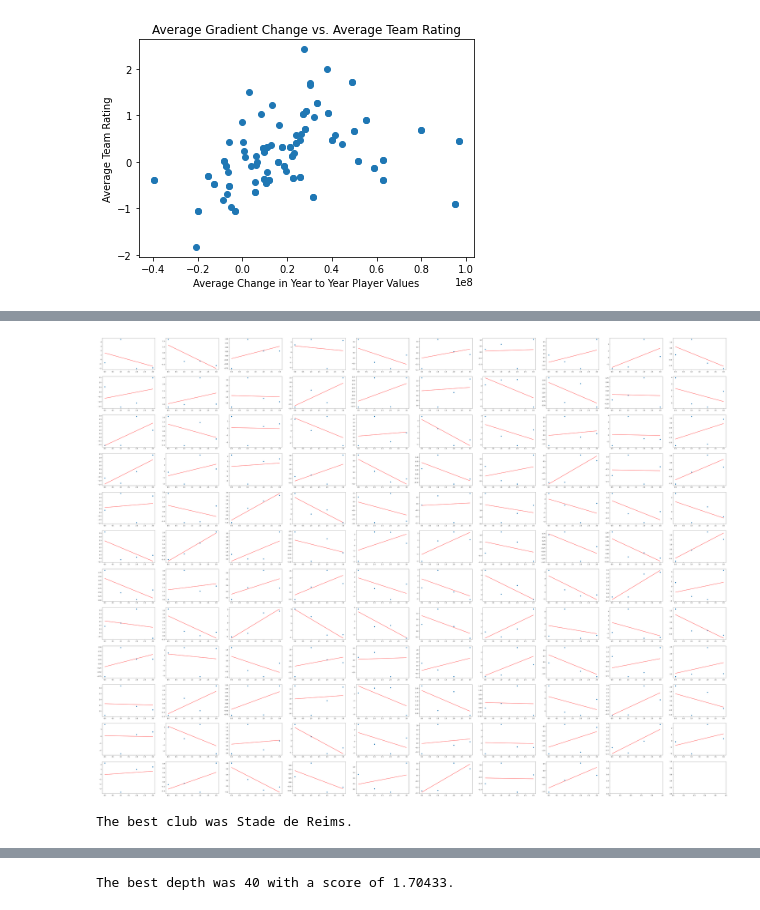
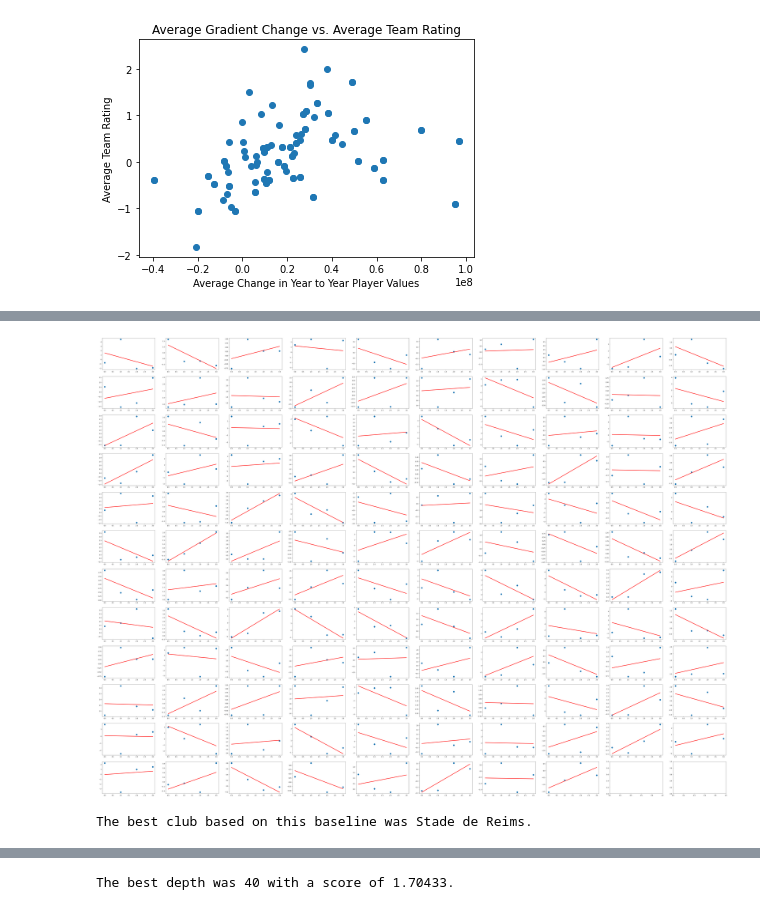
Before and after one commit to sabderra/cs109a_project, a Jupyter notebook: club_best_staff.ipynb, the cells around one changed output, grey strips where cells are left out. Drawn from its saved outputs; the diff is of its cells as text; code cells hidden in the pictures.

```diff
--- a/club_best_staff.ipynb
+++ b/club_best_staff.ipynb
@@ -326,40 +320,40 @@ df_2 = df_rank_test.fillna(0)
 # %%
 # fig, axs = plt.subplots(df_rank_test.shape[0],figsize=(15,15))
 fig, axs = plt.subplots(12,10,figsize = (80,60))
 count = 0
 coef_list = []
 for row in df_2.iterrows():
     ovr_change = np.array([row[1][3],row[1][4],row[1][5],row[1][6]])
 
 
     x_temp = np.array(range(0,4))
     lr = LinearRegression().fit(x_temp.reshape(-1,1),ovr_change)
 
 #     lr = LinearRegression().fit(ovr_change.reshape(1,-1),df_1["avg team rating 2020"][count])
 
     coef = lr.coef_[0]
     coef_list.append(coef)
 
     ovr_pred = lr.predict(x_temp.reshape(-1,1))
 
     num_row = count // 10
     num_col = count % 10
-    axs[num_row][num_col].scatter(x_temp,ovr_change)
-    axs[num_row][num_col].plot(x_temp,ovr_pred ,color = "red")
+    axs[num_row][num_col].scatter(x_temp,ovr_change, s = 100)
+    axs[num_row][num_col].plot(x_temp,ovr_pred ,color = "red",linewidth = 3)
 
     count += 1
     #     plt.figure(figsize=(4,2))
 #     plt.scatter(ovr_change,np.array(range(0,4)))
 #     plt.show()
 # %% [output]
-[figure, old version]
+[figure, new version]
 # %%
 max_idx = np.argmax(coef_list)
 best_club = df_2.iloc[max_idx]["team"]
 
-print(f'The best club was {best_club}.')
+print(f'The best club based on this baseline was {best_club}.')
 # %% [output]
-The best club was Stade de Reims.
+The best club based on this baseline was Stade de Reims.
 # %%
 df_2
 # %% [output]
```
Also changed, not shown: parts of 11 cells of this notebook.
